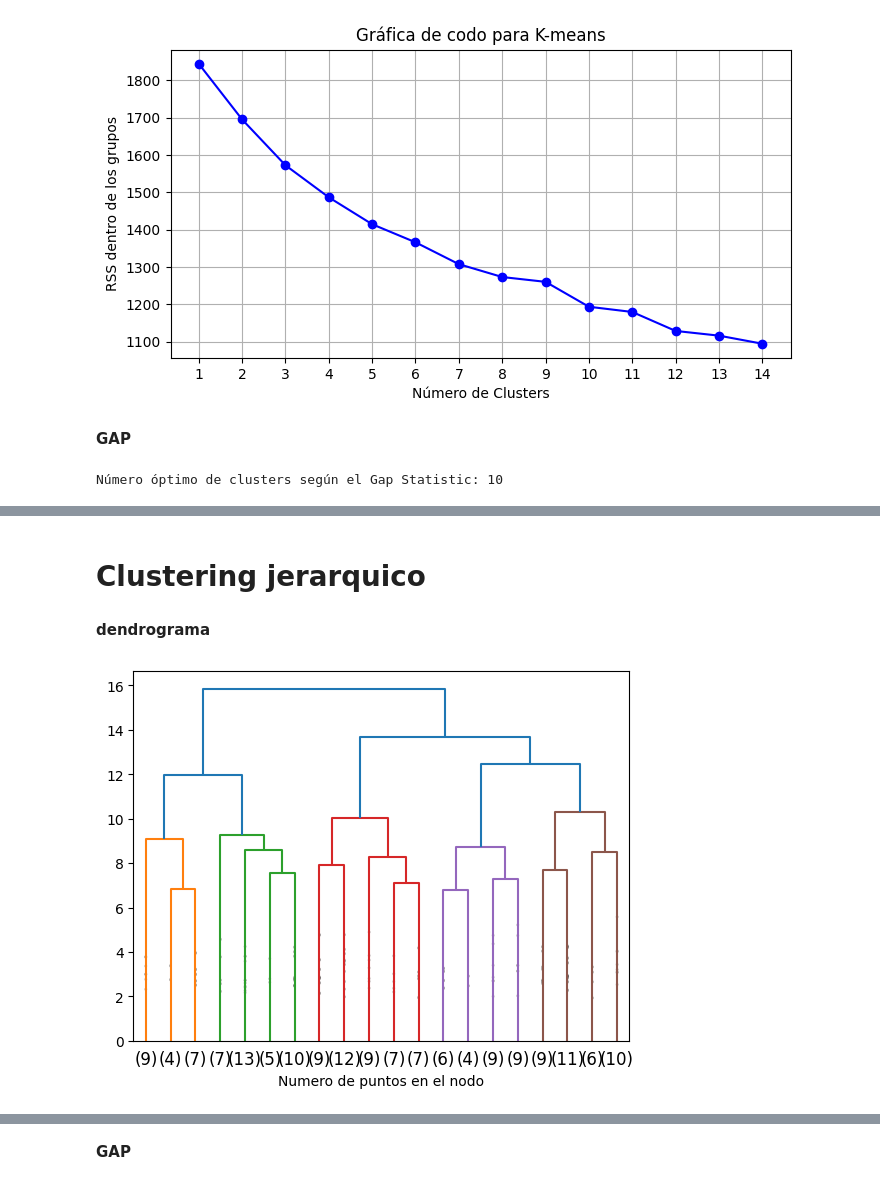
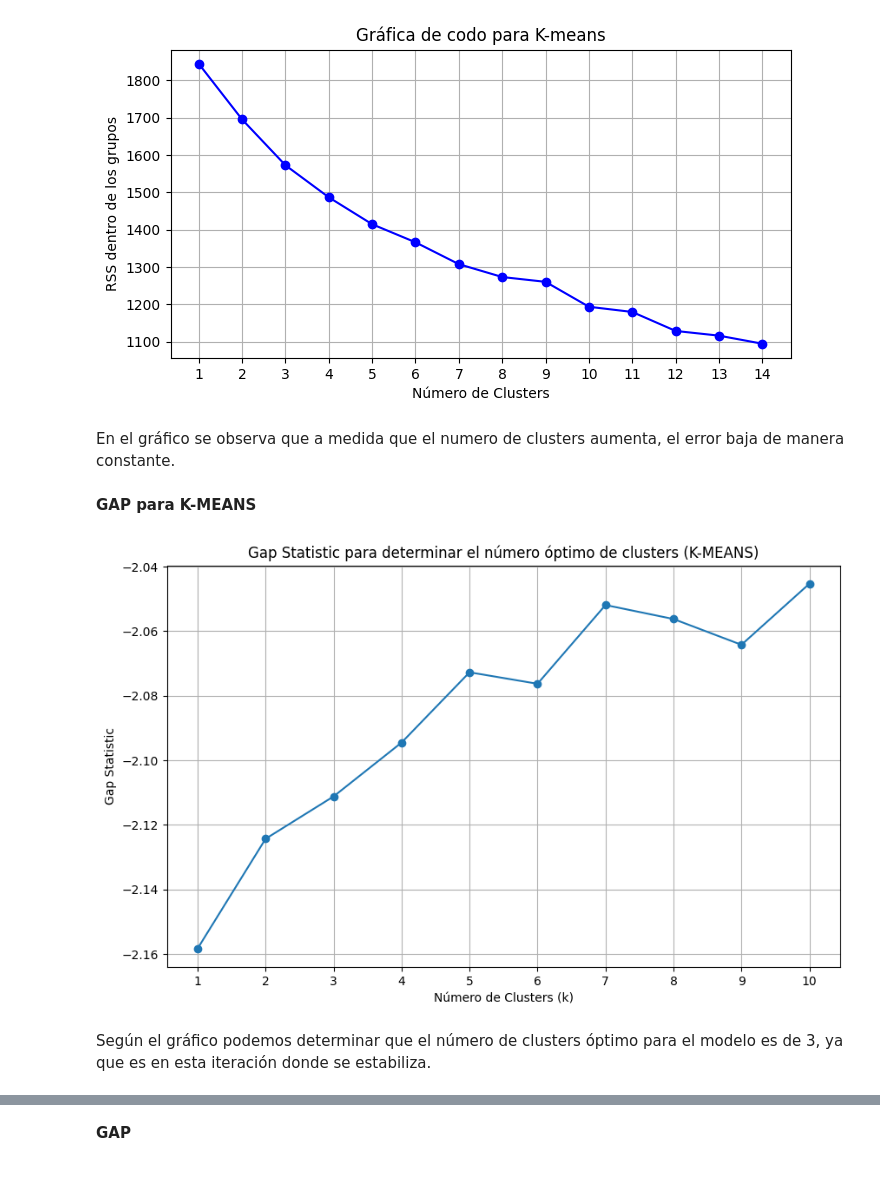
Before and after one commit to juanachies/TP1_Mineria, a Jupyter notebook: tp.ipynb, the cells around one changed output, grey strips where cells are left out. Drawn from its saved outputs; the diff is of its cells as text; code cells hidden in the pictures.

```diff
--- a/tp.ipynb
+++ b/tp.ipynb
@@ -394,8 +402,10 @@ plt.grid()
 plt.show()
 # %% [output]
 [figure]
+# %% [markdown]
+En el gráfico se observa que a medida que el numero de clusters aumenta, el error baja de manera constante.
 # %% [markdown]
-**GAP**
+**GAP para K-MEANS**
 # %%
 def calculate_intra_cluster_dispersion(X, k):
     kmeans = KMeans(n_clusters=k, random_state=42)
@@ -405,11 +415,9 @@ def calculate_intra_cluster_dispersion(X, k):
 gaps = []
 max_k = 10
 
-# Calcula el Gap Statistic para determinar el número óptimo de clusters
 for k in range(1, max_k + 1):
-    # Calculo la inercia real sobre mis datos reales
     real_inertia = calculate_intra_cluster_dispersion(x_escalado, k)
-    #Calculo la inercia de datos aleatorios con la misma estructura que mis datos originales
+
     inertia_list = []
     for _ in range(10):
       random_data = np.random.rand(*x_escalado.shape)
@@ -418,14 +426,19 @@ for k in range(1, max_k + 1):
 
     reference_inertia = np.mean(inertia_list)
 
-    #Aplico la funcion de gap
     gap = np.log(reference_inertia) - np.log(real_inertia)
     gaps.append(gap)
-
-#se selecciona el valor de k (número de clusters) que maximiza el Gap Statistic.
-optimal_kmeans = np.argmax(gaps) + 1
-
-print("Número óptimo de clusters según el Gap Statistic:", optimal_kmeans)
-# %% [output]
-Número óptimo de clusters según el Gap Statistic: 10
+# %%
+plt.figure(figsize=(10, 6))
+plt.plot(range(1, max_k + 1), gaps, marker='o')
+plt.xlabel('Número de Clusters (k)')
+plt.ylabel('Gap Statistic')
+plt.title('Gap Statistic para determinar el número óptimo de clusters (K-MEANS)')
+plt.xticks([x for x in range(1,11,1)])
+plt.grid()
+plt.show()
+# %% [output]
+[figure, added]
+# %% [markdown]
+Según el gráfico podemos determinar que el número de clusters óptimo para el modelo es de 3, ya que es en esta iteración donde se estabiliza.
 # %%
@@ -453,7 +463,3 @@ fig = px.scatter_3d(df_kmeans, x='rendimientoKg_hectarea', y='precipitacion(mm)'
                     color='Etiquetas KMeans',
                     title='K-means de tipoCultivo en 3 dimensiones')
 fig.show()
-# %% [markdown]
-# Clustering jerarquico
-# %% [markdown]
-**dendrograma**
@@ -462,7 +465,0 @@ Z = linkage(x_escalado, "ward")
-# %%
-dendrogram(Z,  truncate_mode = 'lastp', p = 20, show_leaf_counts = True, show_contracted = True)
-plt.axhline(y=110, c='k', linestyle='dashed')
-plt.xlabel("Numero de puntos en el nodo")
-plt.show()
-# %% [output]
-[figure, removed]
```
Also changed, not shown: parts of 34 cells of this notebook, 1 other file.
